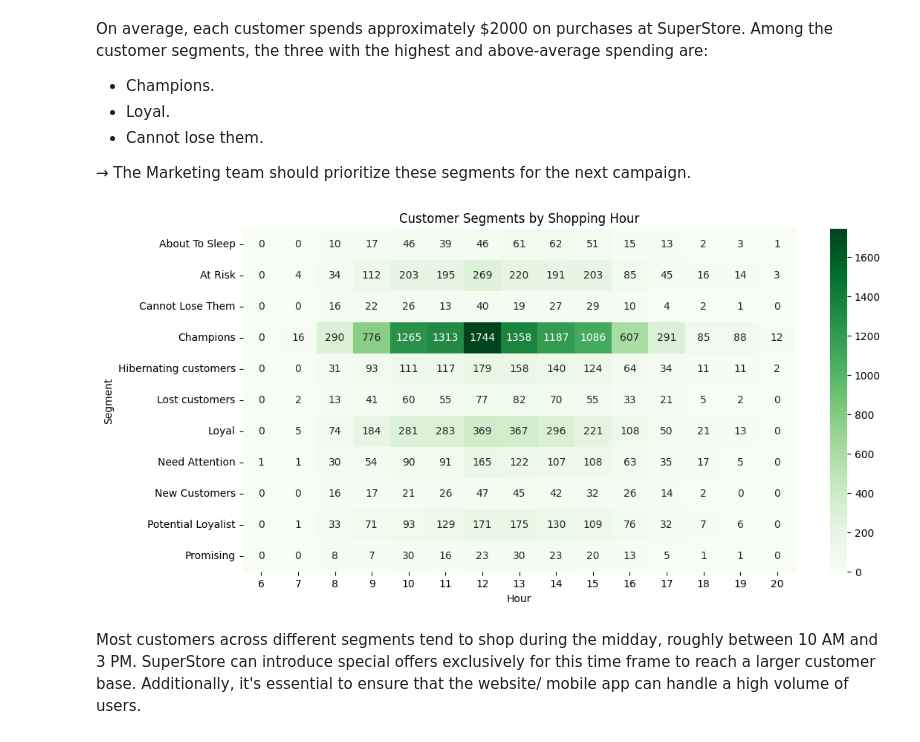
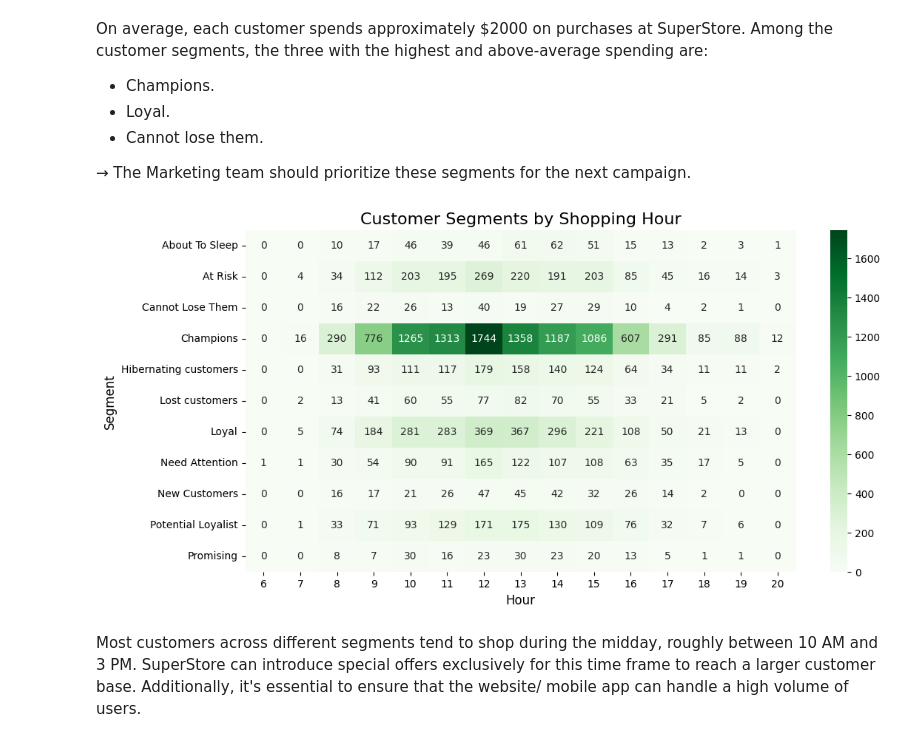
Before and after one commit to thanhtruchhh/RFM_Analysis, a Jupyter notebook: RFM_analysis_project.ipynb, the cells around one changed output. Drawn from its saved outputs; the diff is of its cells as text; code cells hidden in the pictures.

```diff
--- a/RFM_analysis_project.ipynb
+++ b/RFM_analysis_project.ipynb
@@ -530,19 +539,20 @@ On average, each customer spends approximately $2000 on purchases at SuperStore.
 # %%
 sales_segment = sales.merge(customers,
                             how = 'left',
                             on = 'CustomerID')
 
 sales_segment = sales_segment.drop(['Recency', 'Frequency', 'Monetary', 'R_Score', 'F_Score', 'M_Score', 'RFM'], axis = 1)
 sales_segment['Hour'] = sales_segment['InvoiceDate'].dt.hour
 segment_hour = sales_segment.pivot_table(index = 'Segment', columns = 'Hour', values = 'InvoiceNo', fill_value = 0, aggfunc = 'nunique')
 
 plt.figure(figsize=(12, 6))
 sns.heatmap(segment_hour, cmap = 'Greens', annot=True, fmt='d')
-plt.title('Customer Segments by Shopping Hour')
-plt.xlabel('Hour')
-plt.ylabel('Segment')
+plt.title('Customer Segments by Shopping Hour', fontsize = 16)
+plt.xlabel('Hour', fontsize = 12)
+plt.ylabel('Segment', fontsize = 12)
+
 plt.show()
 # %% [output]
-[figure, old version]
+[figure, new version]
 # %% [markdown]
 Most customers across different segments tend to shop during the midday, roughly between 10 AM and 3 PM. SuperStore can introduce special offers exclusively for this time frame to reach a larger customer base. Additionally, it's essential to ensure that the website/ mobile app can handle a high volume of users.
```
Also changed, not shown: parts of 18 cells of this notebook.
